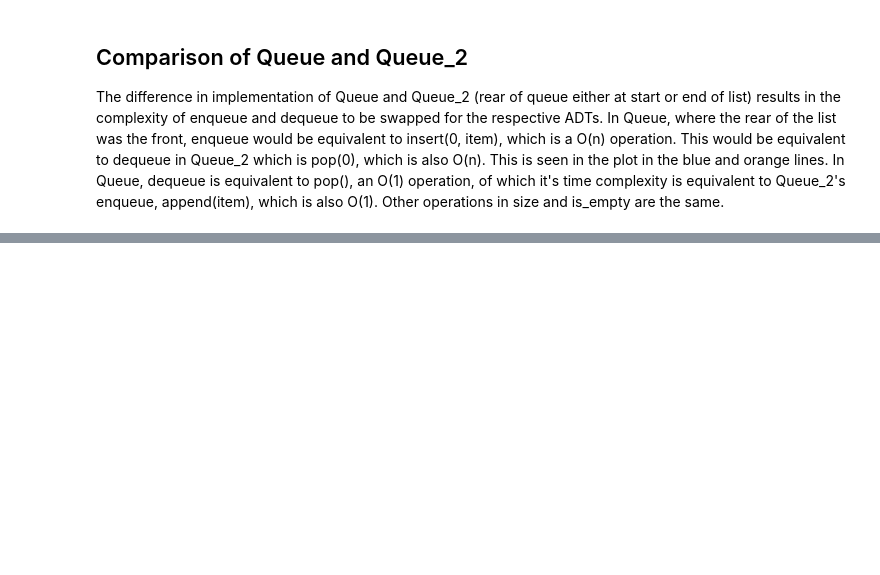
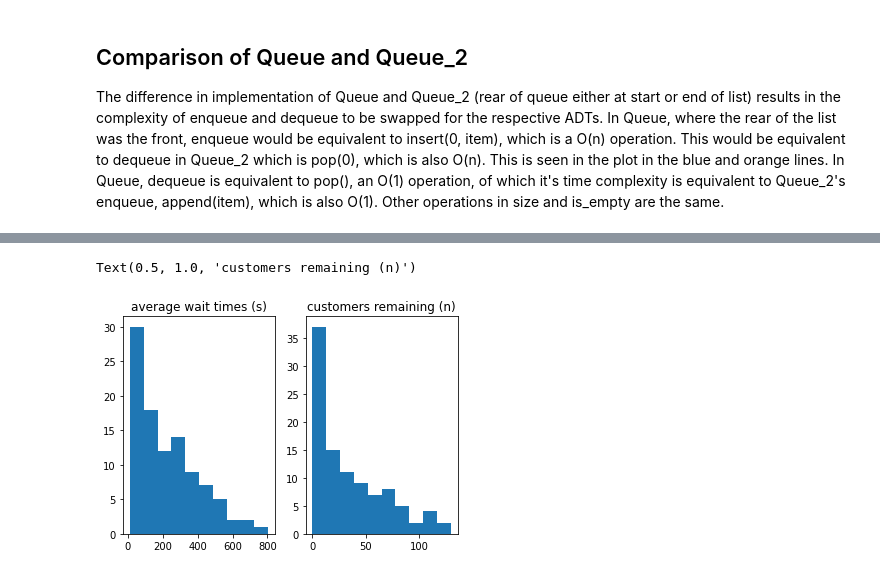
Before and after one commit to kkl116/Python_Runestone_DSA, a Jupyter notebook: Chapter_4/Chapter_4.ipynb, the cells around one changed output, grey strips where cells are left out. Drawn from its saved outputs; the diff is of its cells as text; code cells hidden in the pictures; blank space fills up the shorter version.

```diff
--- a/Chapter_4/Chapter_4.ipynb
+++ b/Chapter_4/Chapter_4.ipynb
@@ -391,0 +507,32 @@ ImportError: cannot import name 'Node' from 'pythonds3.basic' (/anaconda3/lib/py
+# %%
+class PaymentArea:
+    def __init__(self, n_cash, n_card, max_dps):
+        self.cash_payments = [PaymentTill(max_dps=max_dps)] * n_cash
+        self.card_payments = [PaymentTill(max_dps=max_dps)] * n_card
+
+    def tick(self):
+        for cash in self.cash_payments:
+            cash.tick()
+        for card in self.card_payments:
+            card.tick()
+
+    def start_free_till(self, customer):
+        if customer.get_payment_method() == 'cash':
+            for cash in self.cash_payments:
+                if not cash.busy():
+                    cash.start_next(customer)
+                    return True
+        elif customer.get_payment_method() == 'card':
+            for card in self.card_payments:
+                if not card.busy():
+                    card.start_next(customer)
+                    return True
+
+        return False
+# %%
+class SimQueue(Queue_2):
+    def __init__(self):
+        super().__init__()
+
+    def peek(self):
+        return self._items[0]
@@ -391,0 +577,16 @@ ImportError: cannot import name 'Node' from 'pythonds3.basic' (/anaconda3/lib/py
+# %%
+avg_wait_times = []
+customers_remaining = []
+for _  in range(100):
+    wait_times, remaining = simulation(3600)
+    avg_wait_times.append(wait_times)
+    customers_remaining.append(remaining)
+
+fig, (ax1, ax2) = plt.subplots(1,2)
+ax1.hist(avg_wait_times)
+ax2.hist(customers_remaining)
+ax1.set_title('average wait times (s)')
+ax2.set_title('customers remaining (n)')
+# %% [output]
+Text(0.5, 1.0, 'customers remaining (n)')
+[figure, added]
```
Also changed, not shown: parts of 9 cells of this notebook, 11 other files.
